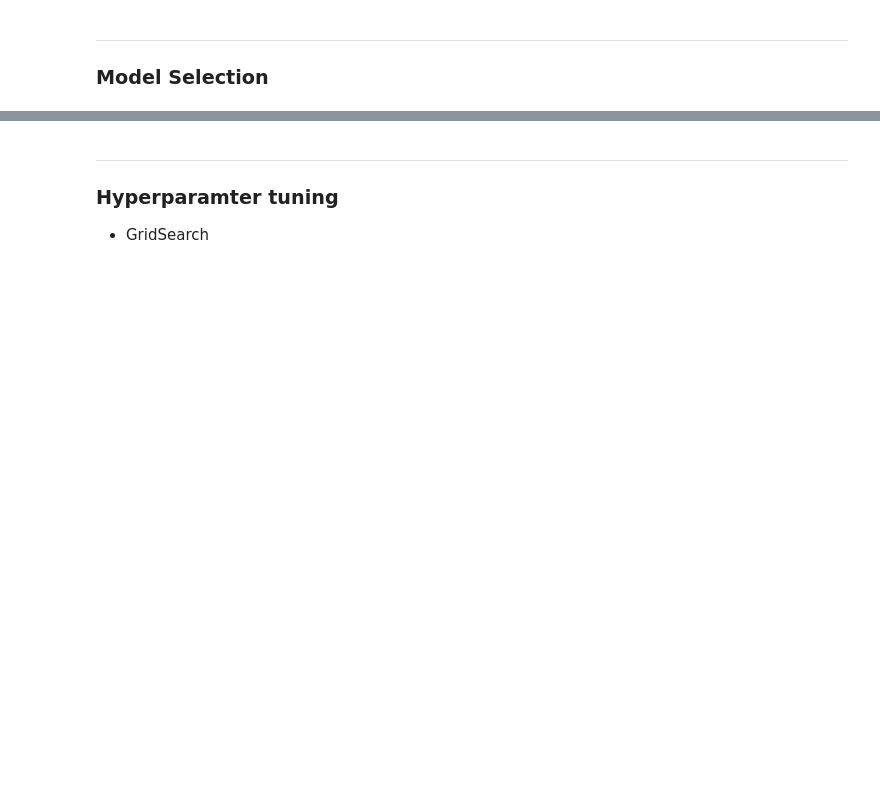
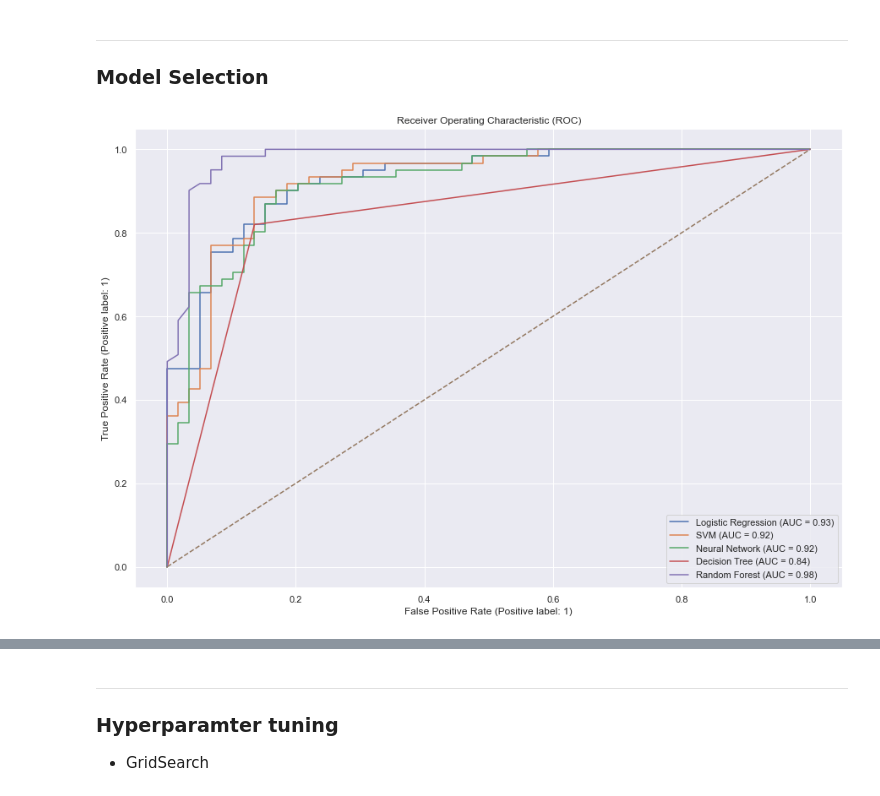
Before and after one commit to lstk44/TheSmithParasiteNOVA, a Jupyter notebook: ParasiteNotebook.ipynb, the cells around one changed output, grey strips where cells are left out. Drawn from its saved outputs; the diff is of its cells as text; code cells hidden in the pictures; blank space fills up the shorter version.

```diff
--- a/ParasiteNotebook.ipynb
+++ b/ParasiteNotebook.ipynb
@@ -274,3 +274,4 @@ y = y.loc[xpreprocessed.index]
 # %%
-xtrain, xval, ytrain, yval = train_test_split(xpreprocessed, y, random_state = 321 ,test_size = 0.3, shuffle = True , stratify = y)
+xtrain, xval, ytrain, yval = train_test_split(xpreprocessed, y, random_state = 222 , test_size = 0.3, shuffle = True , stratify = y)
+xval, xtest, yval, ytest = train_test_split(xval, yval, random_state = 333, test_size = 0.5, shuffle = True, stratify = yval)
 # %%
@@ -325,22 +338,29 @@ xval_rfe = rfe.transform(xval)
 ---
 ### Model Selection
 # %%
-def roc_auc(classifiers):
+def roc_auc(classifiers, xtrain, ytrain, xval, yval):
+    '''
+    Plots ROC/AUC
+    classifiers input --> {'Logistic Regression': LogisticRegression(),...}
+    '''
+
     fig, ax = plt.subplots(1, figsize=(15, 10))
     for name, clf in classifiers.items():
-        clf.fit(xtrain_rfe, ytrain)
-        RocCurveDisplay.from_estimator(clf, xval_rfe, yval, ax=ax, name=name)
-    ax.set_title("Receiver Operating Characteristic (ROC)")
+        clf.fit(xtrain, ytrain)
+        RocCurveDisplay.from_estimator(clf, xval, yval, ax=ax, name=name)
+    ax.set_title('Receiver Operating Characteristic (ROC)')
     ax.plot([0,1], [0,1], linestyle='--')
     plt.show()
 
 classifiers = {
                 'Logistic Regression': LogisticRegression(),
                 'SVM': SVC(),
-                'Neural Network': MLPClassifier(max_iter = 1000),
+                'Neural Network': MLPClassifier(max_iter = 500),
                 'Decision Tree': DecisionTreeClassifier(),
                 'Random Forest': RandomForestClassifier()
-            }
-
-roc_auc(classifiers)
+              }
+# %%
+roc_auc(classifiers, xtrain_rfe, ytrain, xval_rfe, yval)
+# %% [output]
+[figure, added]
 # %%
```
Also changed, not shown: parts of 26 cells of this notebook.
